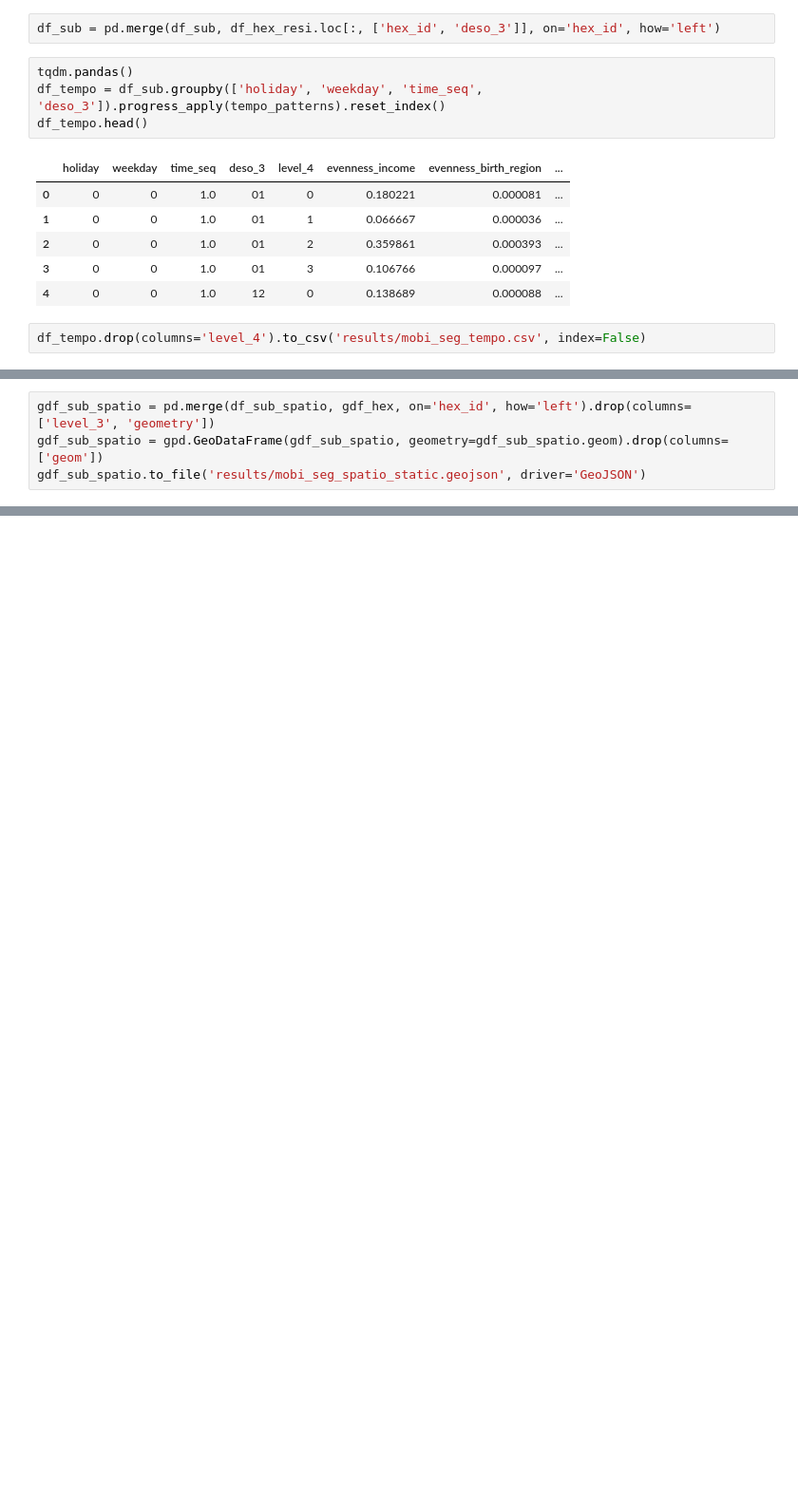
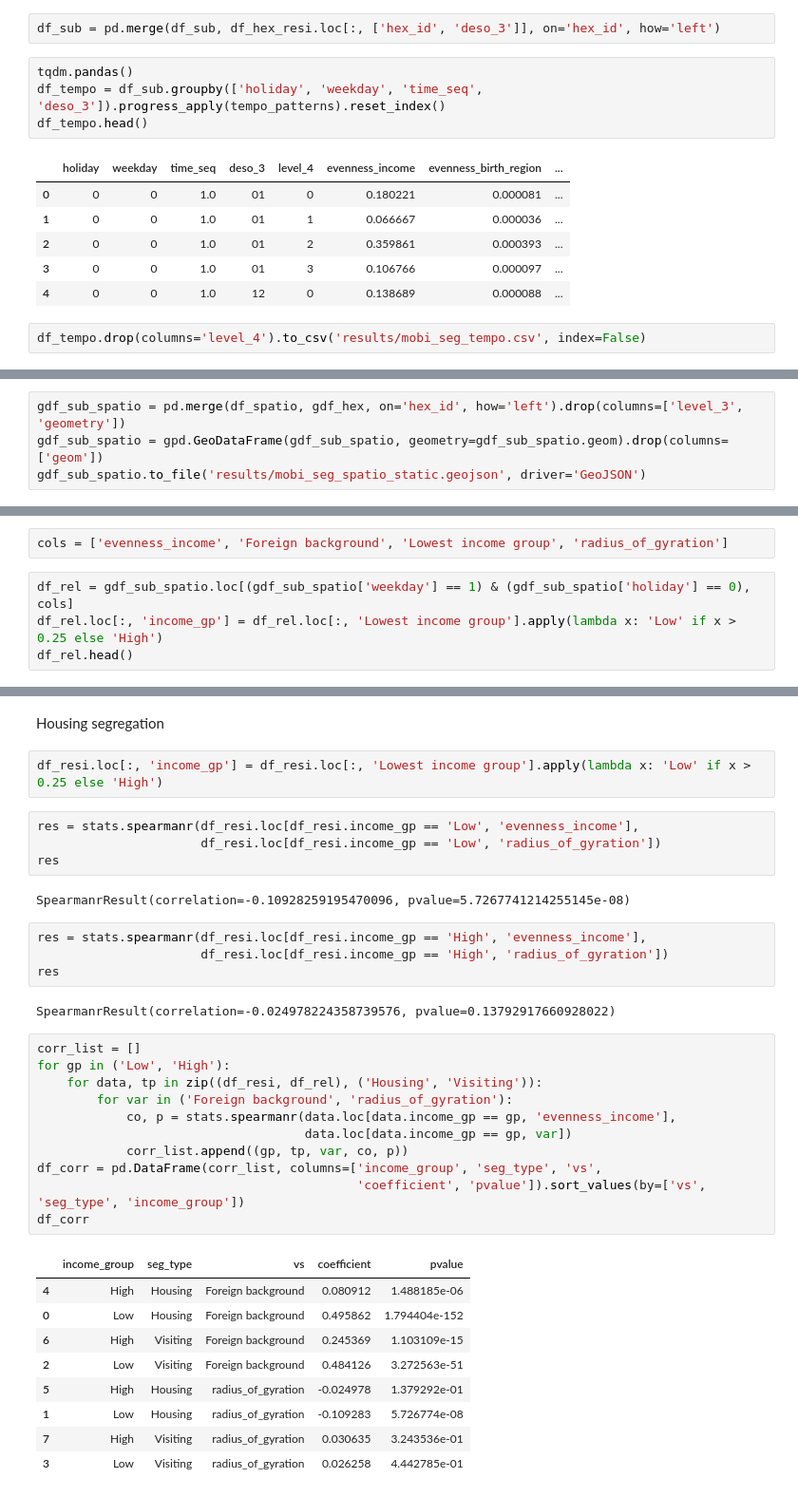
Before and after one commit to MobiSegInsights/mobi-social-segregation-se, a Jupyter notebook: src/6-mobi-segregation-hexagons-and-analysis.ipynb, the cells around one changed output, grey strips where cells are left out. Shown: that part at 95% size. Cells and saved outputs as stored; diff of their text form; blank space fills up the shorter version.

```diff
--- a/src/6-mobi-segregation-hexagons-and-analysis.ipynb
+++ b/src/6-mobi-segregation-hexagons-and-analysis.ipynb
@@ -230,4 +235,4 @@ df_sub_spatio
 # %%
-gdf_sub_spatio = pd.merge(df_sub_spatio, gdf_hex, on='hex_id', how='left').drop(columns=['level_3', 'geometry'])
+gdf_sub_spatio = pd.merge(df_spatio, gdf_hex, on='hex_id', how='left').drop(columns=['level_3', 'geometry'])
 gdf_sub_spatio = gpd.GeoDataFrame(gdf_sub_spatio, geometry=gdf_sub_spatio.geom).drop(columns=['geom'])
 gdf_sub_spatio.to_file('results/mobi_seg_spatio_static.geojson', driver='GeoJSON')
@@ -233,0 +242,6 @@ gdf_sub_spatio.to_file('results/mobi_seg_spatio_static.geojson', driver='GeoJSON
+# %%
+cols = ['evenness_income', 'Foreign background', 'Lowest income group', 'radius_of_gyration']
+# %%
+df_rel = gdf_sub_spatio.loc[(gdf_sub_spatio['weekday'] == 1) & (gdf_sub_spatio['holiday'] == 0), cols]
+df_rel.loc[:, 'income_gp'] = df_rel.loc[:, 'Lowest income group'].apply(lambda x: 'Low' if x > 0.25 else 'High')
+df_rel.head()
@@ -233,0 +267,37 @@ gdf_sub_spatio.to_file('results/mobi_seg_spatio_static.geojson', driver='GeoJSON
+# %% [markdown]
+Housing segregation
+# %%
+df_resi.loc[:, 'income_gp'] = df_resi.loc[:, 'Lowest income group'].apply(lambda x: 'Low' if x > 0.25 else 'High')
+# %%
+res = stats.spearmanr(df_resi.loc[df_resi.income_gp == 'Low', 'evenness_income'],
+                      df_resi.loc[df_resi.income_gp == 'Low', 'radius_of_gyration'])
+res
+# %% [output]
+SpearmanrResult(correlation=-0.10928259195470096, pvalue=5.7267741214255145e-08)
+# %%
+res = stats.spearmanr(df_resi.loc[df_resi.income_gp == 'High', 'evenness_income'],
+                      df_resi.loc[df_resi.income_gp == 'High', 'radius_of_gyration'])
+res
+# %% [output]
+SpearmanrResult(correlation=-0.024978224358739576, pvalue=0.13792917660928022)
+# %%
+corr_list = []
+for gp in ('Low', 'High'):
+    for data, tp in zip((df_resi, df_rel), ('Housing', 'Visiting')):
+        for var in ('Foreign background', 'radius_of_gyration'):
+            co, p = stats.spearmanr(data.loc[data.income_gp == gp, 'evenness_income'],
+                                    data.loc[data.income_gp == gp, var])
+            corr_list.append((gp, tp, var, co, p))
+df_corr = pd.DataFrame(corr_list, columns=['income_group', 'seg_type', 'vs',
+                                           'coefficient', 'pvalue']).sort_values(by=['vs', 'seg_type', 'income_group'])
+df_corr
+# %% [output]
+|  | income_group | seg_type | vs | coefficient | pvalue |
+| 4 | High | Housing | Foreign background | 0.080912 | 1.488185e-06 |
+| 0 | Low | Housing | Foreign background | 0.495862 | 1.794404e-152 |
+| 6 | High | Visiting | Foreign background | 0.245369 | 1.103109e-15 |
+| 2 | Low | Visiting | Foreign background | 0.484126 | 3.272563e-51 |
+| 5 | High | Housing | radius_of_gyration | -0.024978 | 1.379292e-01 |
+| 1 | Low | Housing | radius_of_gyration | -0.109283 | 5.726774e-08 |
+| 7 | High | Visiting | radius_of_gyration | 0.030635 | 3.243536e-01 |
+| 3 | Low | Visiting | radius_of_gyration | 0.026258 | 4.442785e-01 |
```
Also changed, not shown: parts of 26 cells of this notebook, 49 other files.
